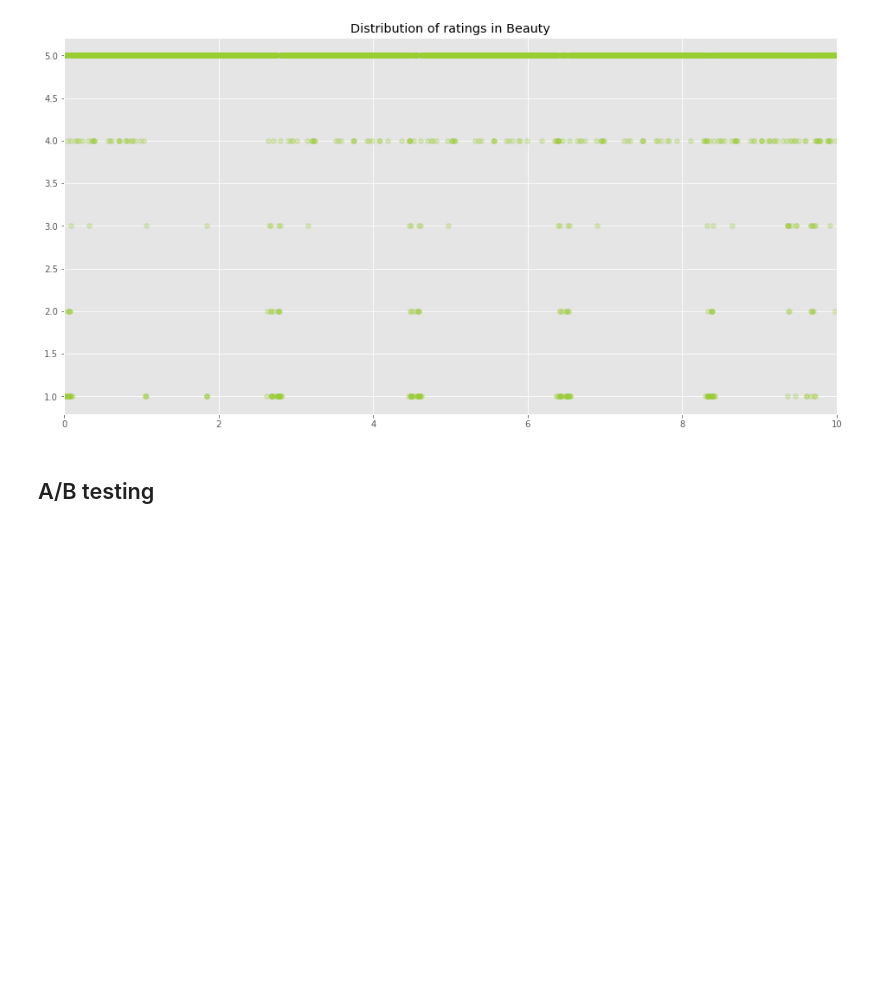
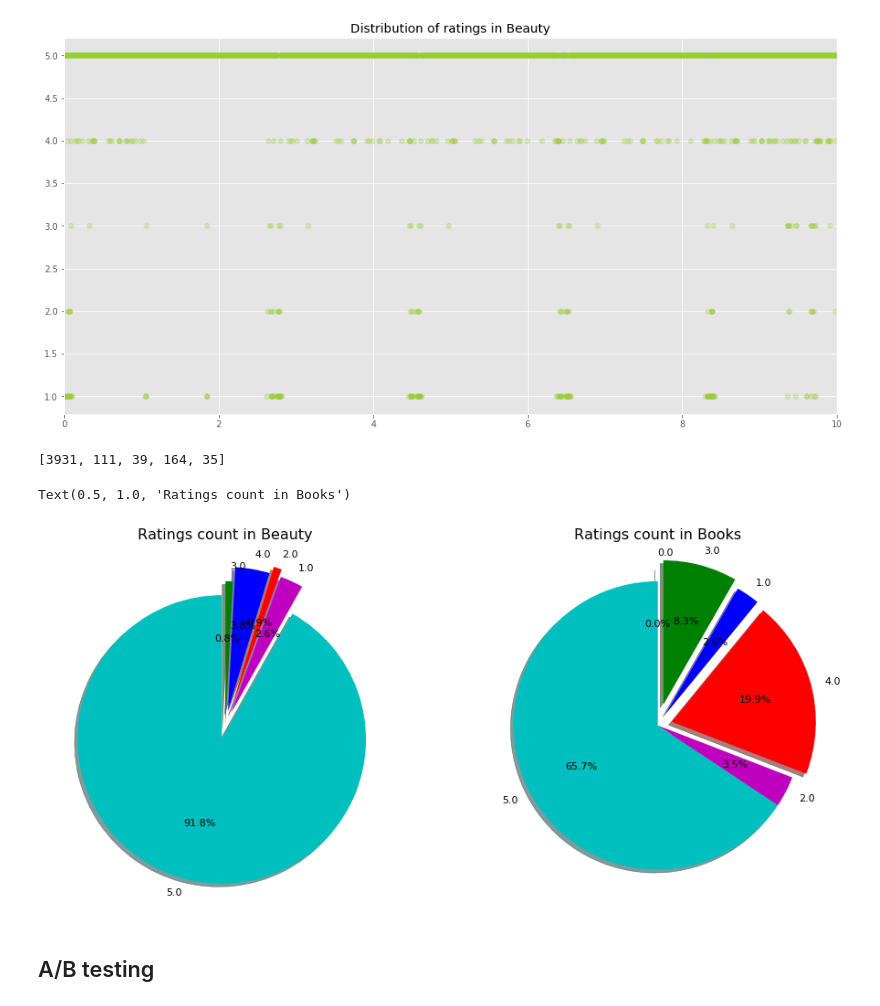
Before and after one commit to Nicole-LijuanChen/Patterns-in-Amazon-customer-ratings, a Jupyter notebook: data-cleaning.ipynb, the cells around one changed output. Saved outputs shown, nothing was run; the diff lists cells and outputs as text; code cells hidden in the pictures; blank space fills up the shorter version.

Commit message:
add a new plot

```diff
--- a/data-cleaning.ipynb
+++ b/data-cleaning.ipynb
@@ -184,6 +191,41 @@ ax.set_title("Distribution of ratings in Beauty")
 # %% [output]
 Text(0.5, 1.0, 'Distribution of ratings in Beauty')
 [figure]
+# %%
+bins = [1,2,3,4,5]
+cnt_beauty = Counter(ratings_beauty['ratings'].values)
+cnt_books = Counter(ratings_books['ratings'].values)
+list(cnt_beauty.values())
+# %% [output]
+[3931, 111, 39, 164, 35]
+# %%
+fig, axs = plt.subplots(1,2,figsize=(14, 10), dpi=80)
+labels = list(cnt_beauty.keys())
+sizes  = list(cnt_beauty.values())
+cols = ['c','m','r','b','g']
+axs[0].pie(sizes,
+        labels=labels,
+        startangle=90,
+        shadow= True,
+        colors=cols,
+        explode=(0.1,0.1,0.15,0.1,0),
+        autopct='%1.1f%%')
+axs[0].set_title("Ratings count in Beauty")
+
+labels1 = list(cnt_books.keys())
+sizes1  = list(cnt_books.values())
+cols1 = ['c','m','r','b','g']
+axs[1].pie(sizes1,
+        labels=labels1,
+        startangle=90,
+        shadow= True,
+        colors=cols1,
+        explode=(0,0,0.1,0.1,0.15,0.1),
+        autopct='%1.1f%%')
+axs[1].set_title("Ratings count in Books")
+# %% [output]
+Text(0.5, 1.0, 'Ratings count in Books')
+[figure, added]
 # %% [markdown]
 ## A/B testing
 # %% [markdown]
```
Also changed, not shown: parts of 3 cells of this notebook.
